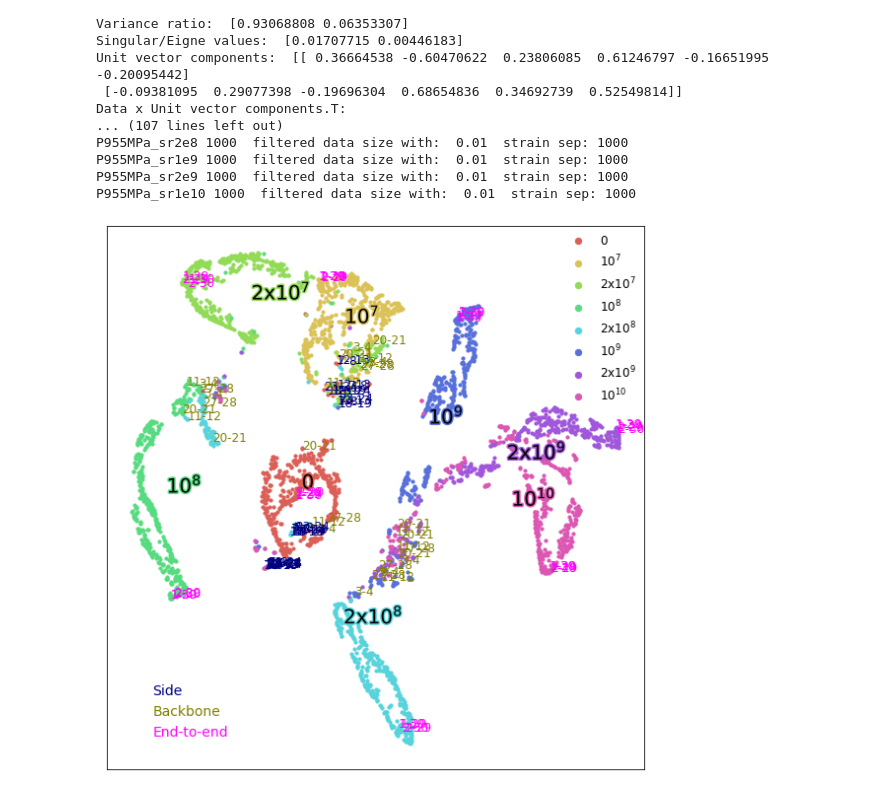
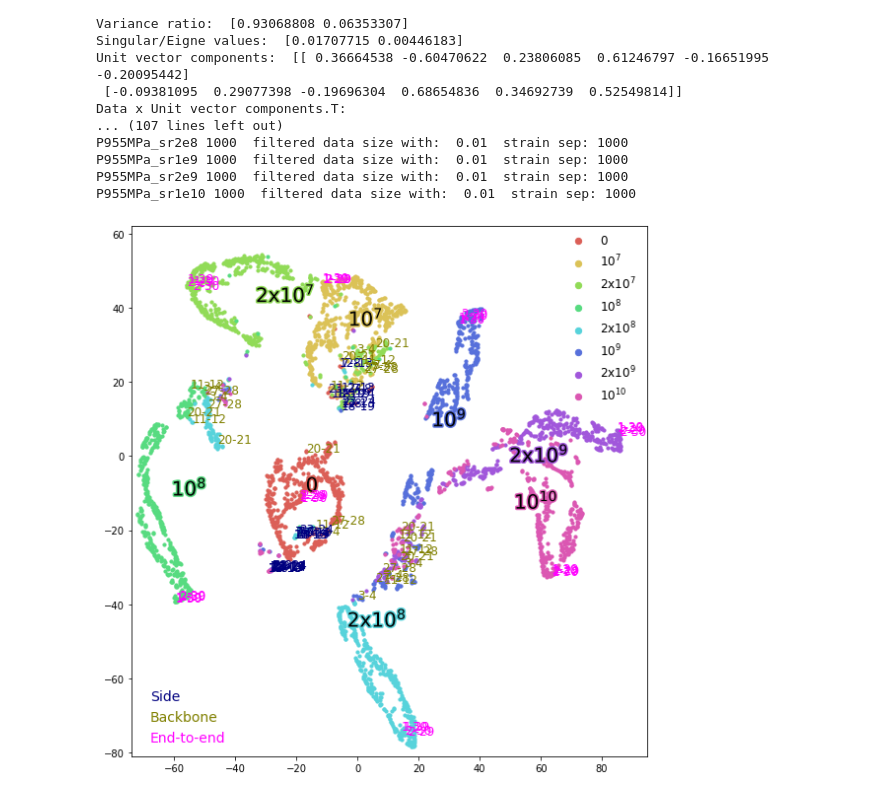
Before and after one commit to softmaterialslab/mlflow, a Jupyter notebook: python/paper-figure-notebooks/fig7.ambient.tsne.ipynb, the cells around one changed output. Drawn from its saved outputs; the diff is of its cells as text; code cells hidden in the pictures.

```diff
--- a/python/paper-figure-notebooks/fig7.ambient.tsne.ipynb
+++ b/python/paper-figure-notebooks/fig7.ambient.tsne.ipynb
@@ -529,8 +529,8 @@ def scatterPlot_axis(ax, x, colors, ylabel_text, pairlabel, titleText, total_col
     ax.text(0.05, 0.95, titleText, ha="left", va="top", size=24, transform = ax.transAxes) #, rotation=45, bbox=bbox_props
     #ax.legend()
     #ax.axis('off')
-    ax.get_xaxis().set_ticks([])
-    ax.get_yaxis().set_ticks([])
+    #ax.get_xaxis().set_ticks([])
+    #ax.get_yaxis().set_ticks([])
     ax.axis('tight')
     #ax.xaxis.set_tick_params(labelsize='large')
     #ax.yaxis.set_tick_params(labelsize='large')
@@ -623,32 +623,35 @@ tSNEResult = tsne.fit_transform(arr_transformed)
 
 
 titleText=""
 #titleText=pressure+"MPa"
 
 scatterPlot_axis(ax, tSNEResult, ylabel_selected, ylabel_text_selected, pairlabel_selected, titleText, total_colors)
 #ax[index_j].legend()
 #for label_, handle in zip(ax.get_legend_handles_labels()[1], ax[index_j].get_legend_handles_labels()[0]):
 #    color_list_handles[label_]=handle
 
 #fig.legend(list(color_list_handles.values()), list(color_list_handles.keys()),ncol=len(color_list_handles.keys()), fontsize=24, markerscale=3, bbox_to_anchor=(0.5, 1.05), loc='upper center') #loc='upper center', bbox_to_anchor=(0.5,0.85)
 fig.legend(ncol=1, fontsize=12, markerscale=2, bbox_to_anchor=(0.97, 0.98), loc='upper right', frameon=False) #loc='upper center', bbox_to_anchor=(0.5,0.85)
 
 #side_patch = mpatches.Patch(color='black', label='Side')
 #end_patch = mpatches.Patch(color='navy', label='End')
 #backbone_patch = mpatches.Patch(color='olive', label='Backbone')
 #end_end_patch = mpatches.Patch(color='brown', label='End-end')
 markersize_ = 10
 legend_elements = [Line2D([0], [0], linestyle="None", marker='None', color=pair_colors[0], label='Side', markerfacecolor=pair_colors[0]),
                    #Line2D([0], [0], linestyle="None",marker='o', color=pair_colors[1],label='End', markerfacecolor=pair_colors[1]),
                    Line2D([0], [0], linestyle="None",marker='None', color=pair_colors[2],label='Backbone', markerfacecolor=pair_colors[2]),
                    Line2D([0], [0], linestyle="None",marker='None', color=pair_colors[3],label='End-to-end', markerfacecolor=pair_colors[3])
                   ]
 
-legend2 = fig.legend(ncol=1, fontsize=14, markerscale=2, bbox_to_anchor=(0.01, 0.05), loc='lower left', frameon=False, handles=legend_elements) #loc='upper center', bbox_to_anchor=(0.5,0.85)
+legend2 = fig.legend(ncol=1, fontsize=14, markerscale=2, bbox_to_anchor=(0.005, 0.04), loc='lower left', frameon=False, handles=legend_elements) #loc='upper center', bbox_to_anchor=(0.5,0.85)
+
+ax.set_xlim(-74, 95)
+ax.set_ylim(-81, 62)
 
 for line, text in zip(legend2.get_lines(), legend2.get_texts()):
     text.set_color(line.get_color())
 
 fig.tight_layout()
 # %% [output]
-[figure, old version]
+[figure, new version]
```
Also changed, not shown: 11 other files.
